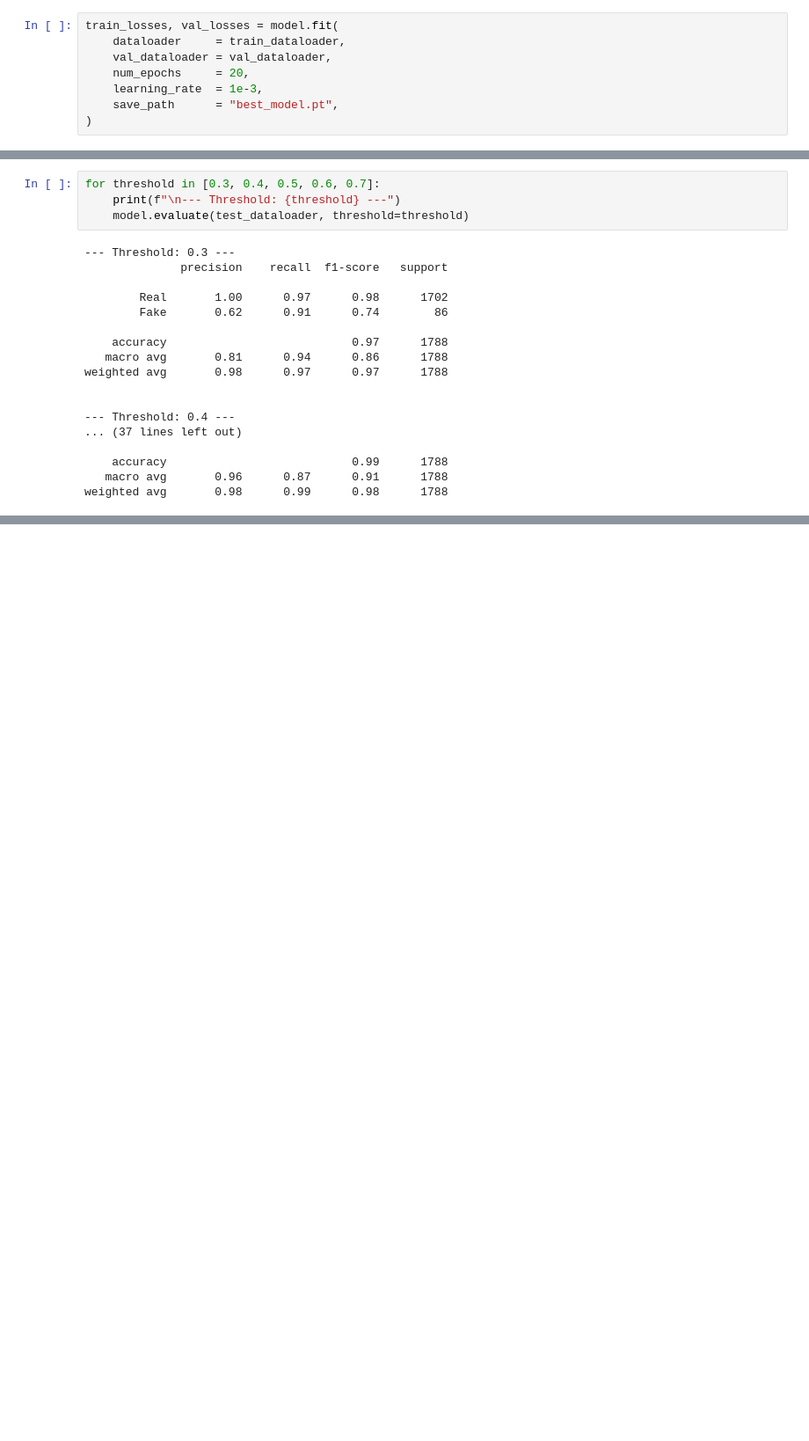
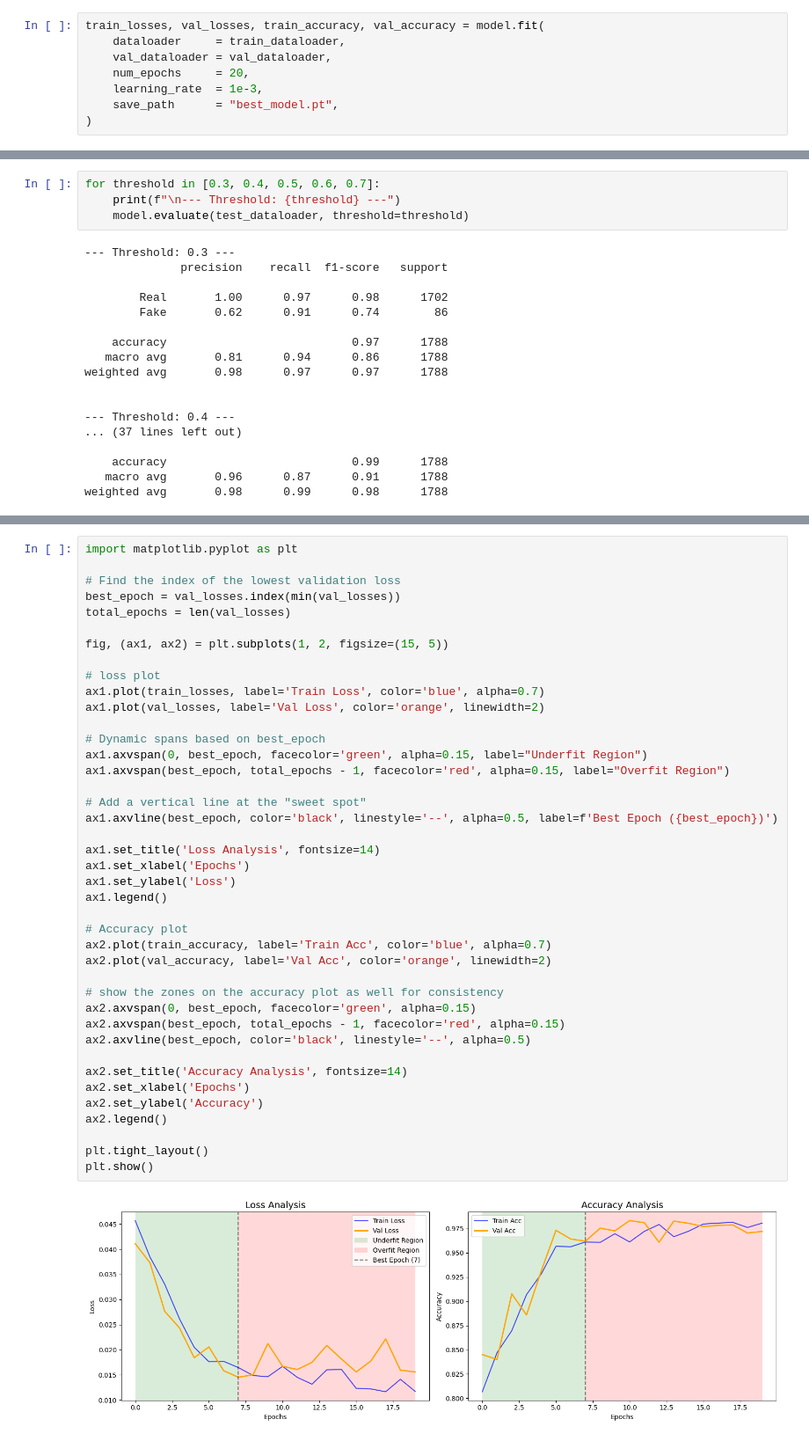
Before and after one commit to Bearson678/fake-job-posting_DL_Project, a Jupyter notebook: Model_training.ipynb, the cells around one changed output, grey strips where cells are left out. Shown at 88% size. Saved outputs shown, nothing was run; the diff lists cells and outputs as text; blank space fills up the shorter version.

Commit message:
added visualisations

```diff
--- a/Model_training.ipynb
+++ b/Model_training.ipynb
@@ -283,7 +284,7 @@ FakeJobDetector(
 
 Training with a chosen number of epochs and learning rate and a dedicated saving path to store the best weights.
 # %%
-train_losses, val_losses = model.fit(
+train_losses, val_losses, train_accuracy, val_accuracy = model.fit(
     dataloader     = train_dataloader,
     val_dataloader = val_dataloader,
     num_epochs     = 20,
@@ -372,0 +376,43 @@ weighted avg       0.98      0.99      0.98      1788
+# %%
+import matplotlib.pyplot as plt
+
+# Find the index of the lowest validation loss
+best_epoch = val_losses.index(min(val_losses))
+total_epochs = len(val_losses)
+
+fig, (ax1, ax2) = plt.subplots(1, 2, figsize=(15, 5))
+
+# loss plot
+ax1.plot(train_losses, label='Train Loss', color='blue', alpha=0.7)
+ax1.plot(val_losses, label='Val Loss', color='orange', linewidth=2)
+
+# Dynamic spans based on best_epoch
+ax1.axvspan(0, best_epoch, facecolor='green', alpha=0.15, label="Underfit Region")
+ax1.axvspan(best_epoch, total_epochs - 1, facecolor='red', alpha=0.15, label="Overfit Region")
+
+# Add a vertical line at the "sweet spot"
+ax1.axvline(best_epoch, color='black', linestyle='--', alpha=0.5, label=f'Best Epoch ({best_epoch})')
+
+ax1.set_title('Loss Analysis', fontsize=14)
+ax1.set_xlabel('Epochs')
+ax1.set_ylabel('Loss')
+ax1.legend()
+
+# Accuracy plot
+ax2.plot(train_accuracy, label='Train Acc', color='blue', alpha=0.7)
+ax2.plot(val_accuracy, label='Val Acc', color='orange', linewidth=2)
+
+# show the zones on the accuracy plot as well for consistency
+ax2.axvspan(0, best_epoch, facecolor='green', alpha=0.15)
+ax2.axvspan(best_epoch, total_epochs - 1, facecolor='red', alpha=0.15)
+ax2.axvline(best_epoch, color='black', linestyle='--', alpha=0.5)
+
+ax2.set_title('Accuracy Analysis', fontsize=14)
+ax2.set_xlabel('Epochs')
+ax2.set_ylabel('Accuracy')
+ax2.legend()
+
+plt.tight_layout()
+plt.show()
+# %% [output]
+[figure, added]
```
Also changed, not shown: parts of 4 cells of this notebook, 5 other files.
